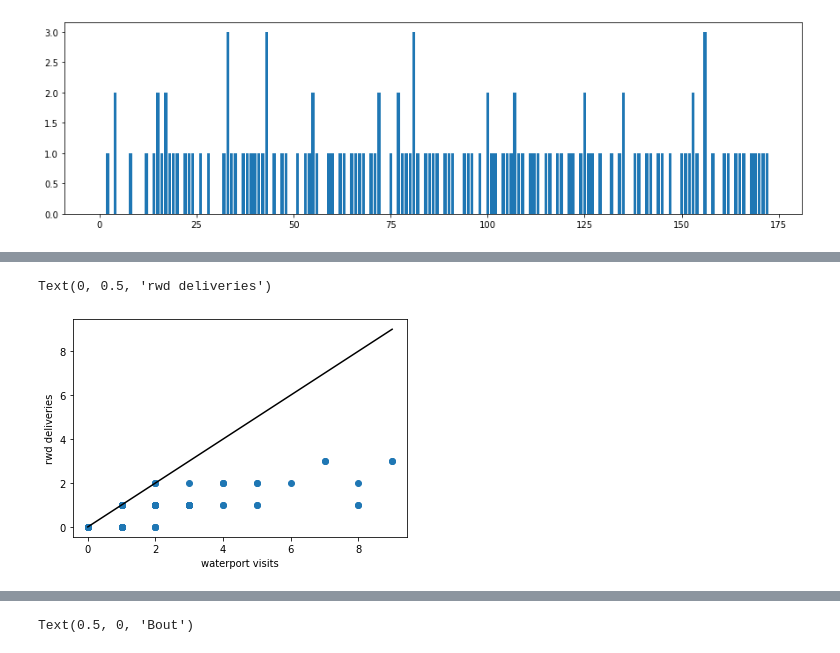
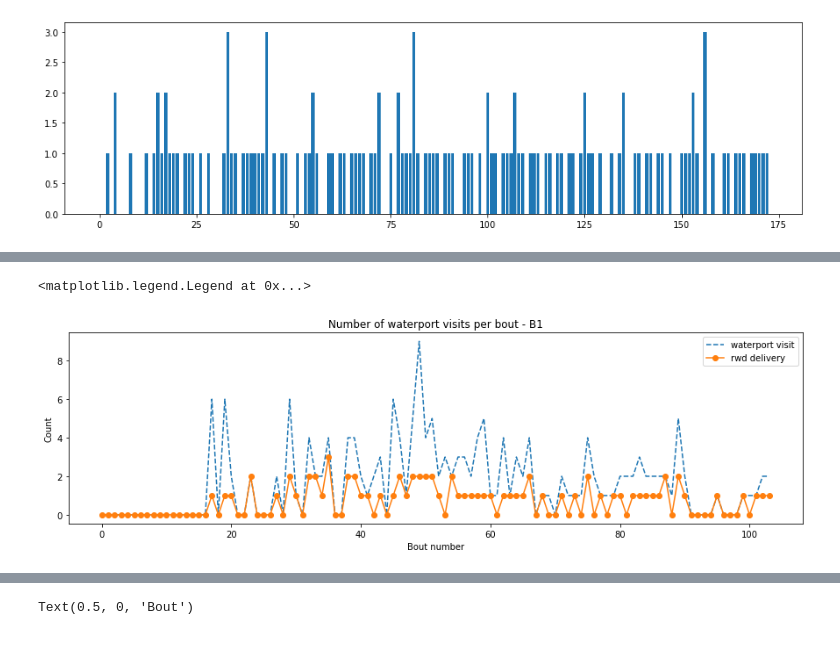
Before and after one commit to umeshksingla/MouseMazeHierRL, a Jupyter notebook: figure inter-(reward or path to water) intervals.ipynb, the cells around one changed output, grey strips where cells are left out. Saved outputs shown, nothing was run; the diff lists cells and outputs as text; code cells hidden in the pictures.

```diff
--- a/figure inter-(reward or path to water) intervals.ipynb
+++ b/figure inter-(reward or path to water) intervals.ipynb
@@ -152,9 +152,13 @@ Text(0, 0.5, 'Count')
-# %%
-figure()
-scatter(waterport_visits, rwd_deliveries)
-plt.plot(arange(10), arange(10), 'k')
-xlabel('waterport visits')
-ylabel('rwd deliveries')
-# %% [output]
-Text(0, 0.5, 'rwd deliveries')
-[figure, removed]
+# %%
+figure(figsize=(15,4))
+width = .35
+plt.plot(arange(n_bouts), waterport_visits, '--', label='waterport visit')
+plt.plot(arange(n_bouts), rwd_deliveries, '-o', label='rwd delivery')
+xlabel('Bout number')
+ylabel('Count')
+# xlim(0,100)
+title('Number of waterport visits per bout - %s' % nickname)
+legend()
+# %% [output]
+<matplotlib.legend.Legend at 0x...>
+[figure, added]
```
Also changed, not shown: parts of 10 cells of this notebook.
